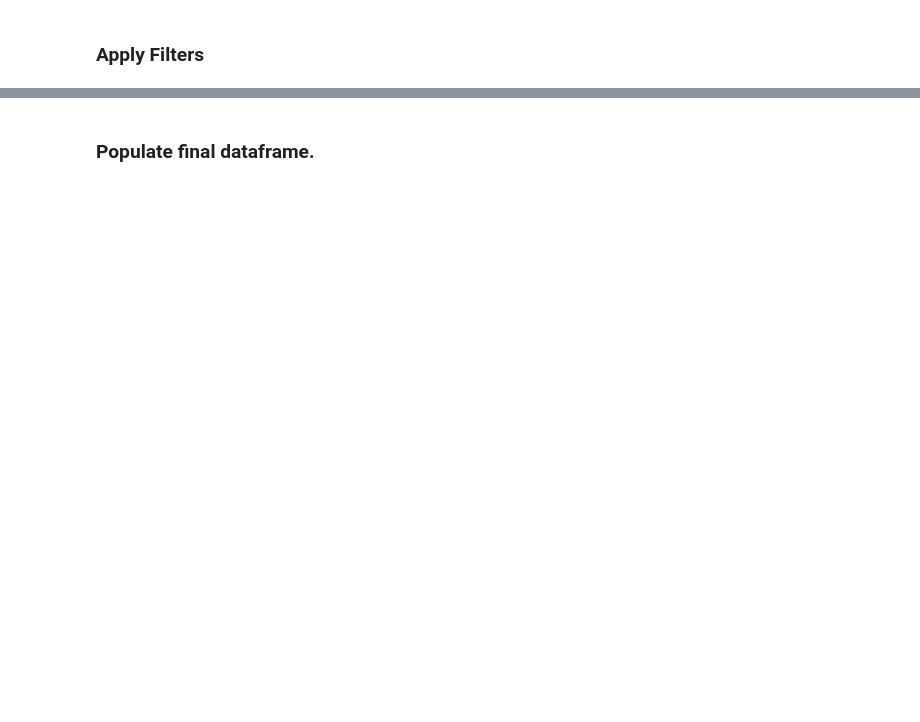
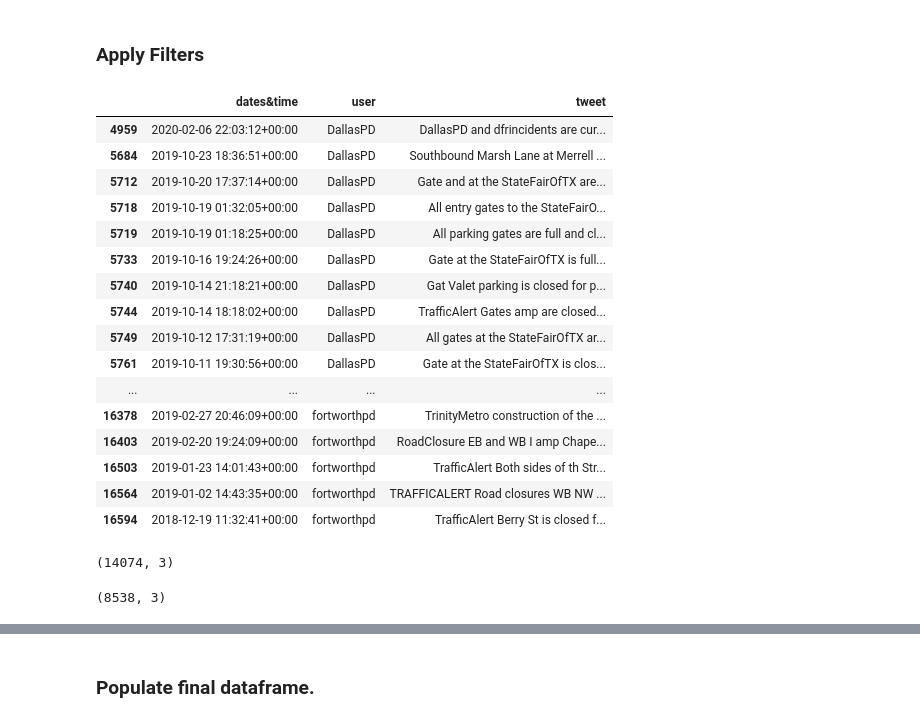
Before and after one commit to KellySlatery/client_project, a Jupyter notebook: Data EDA and Cleaning.ipynb, the cells around one changed output, grey strips where cells are left out. Cells and saved outputs as stored; diff of their text form; code cells hidden in the pictures; blank space fills up the shorter version.

```diff
--- a/Data EDA and Cleaning.ipynb
+++ b/Data EDA and Cleaning.ipynb
@@ -34,0 +63,2 @@ pd.set_option('display.max_colwidth', -1)
+# %%
+df1['tweet'] = df1['tweet'].str.replace('http\S+|www.\S+', '', case = False)
@@ -34,0 +71,2 @@ pd.set_option('display.max_colwidth', -1)
+# %%
+df1['tweet'] = df1['tweet'].replace('[^a-zA-Z ]', '', regex=True)
@@ -41,16 +88,22 @@ pd.set_option('display.max_colwidth', -1)
 
 # Depends on the data, filter contents can be adjusted.
 
-#disaster1 = df1['tweet'].str.contains('roa', regex = False, case = False)
-#disaster2 = df1['tweet'].str.contains('stree', regex = False, case = False)
-#disaster3 = df1['tweet'].str.contains('highway', regex = False, case = False)
-#disaster4 = df1['tweet'].str.contains('ramp', regex=False, case=False)
-#disaster5 = df1['tweet'].str.contains('st', regex=False, case=False)
-#disaster6 = df1['tweet'].str.contains('ave', regex=False, case=False)
-#disaster7 = df1['tweet'].str.contains('lane', regex=False, case=False)
-#disaster8 = df1['tweet'].str.contains('ln', regex=False, case=False)
-#disaster9 = df1['tweet'].str.contains('drive', regex=False, case=False)
-#disaster0 = df1['tweet'].str.contains('clos', regex=False, case=False)
+mask1_1 = df1['tweet'].str.contains('roa', regex = False, case = False, na=False)
+mask1_2 = df1['tweet'].str.contains('stree', regex = False, case = False, na=False)
+mask1_3 = df1['tweet'].str.contains('highway', regex = False, case = False, na=False)
+mask1_4 = df1['tweet'].str.contains('ramp', regex=False, case=False, na=False)
+mask1_5 = df1['tweet'].str.contains('st', regex=False, case=False, na=False)
+mask1_6 = df1['tweet'].str.contains('ave', regex=False, case=False, na=False)
+mask1_7 = df1['tweet'].str.contains('lane', regex=False, case=False, na=False)
+mask1_8 = df1['tweet'].str.contains('ln', regex=False, case=False, na=False)
+mask1_9 = df1['tweet'].str.contains('drive', regex=False, case=False, na=False)
+mask1_10 = df1['tweet'].str.contains('closed', regex=False, case=False,na=False)
+mask1_11 = df1['tweet'].str.contains('blvd', regex=False, case=False,na=False)
+mask1_12 = df1['tweet'].str.contains('boulevard', regex=False, case=False, na=False)
+mask1_13 = df1['tweet'].str.contains('pkwy', regex=False, case=False, na=False)
+mask1_14 = df1['tweet'].str.contains('parkway', regex=False, case=False, na=False)
 
 
-#mask_1 = (disaster1 | disaster2 | disaster3 | disaster4 | disaster5 | disaster6 |disaster7 | disaster8 | disaster9) & disaster0
+layer_1 = (mask1_1 | mask1_2 | mask1_3 | mask1_4 | mask1_5
+           | mask1_6 | mask1_7 | mask1_8 | mask1_9 |mask1_11
+          |mask1_12 | mask1_13 | mask1_14)&(mask1_10)
@@ -68,3 +110,5 @@ pd.set_option('display.max_colwidth', -1)
+# %%
+df_1 = df1[layer_1]
 # %%
 #df_1.duplicated().sum()
 # %%
@@ -77,0 +116,24 @@ pd.set_option('display.max_colwidth', -1)
+# %%
+df_1.head(100)
+# %% [output]
+|  | dates&time | user | tweet |
+| 4959 | 2020-02-06 22:03:12+00:00 | DallasPD | DallasPD and dfrincidents are cur... |
+| 5684 | 2019-10-23 18:36:51+00:00 | DallasPD | Southbound Marsh Lane at Merrell ... |
+| 5712 | 2019-10-20 17:37:14+00:00 | DallasPD | Gate and at the StateFairOfTX are... |
+| 5718 | 2019-10-19 01:32:05+00:00 | DallasPD | All entry gates to the StateFairO... |
+| 5719 | 2019-10-19 01:18:25+00:00 | DallasPD | All parking gates are full and cl... |
+| 5733 | 2019-10-16 19:24:26+00:00 | DallasPD | Gate at the StateFairOfTX is full... |
+| 5740 | 2019-10-14 21:18:21+00:00 | DallasPD | Gat Valet parking is closed for p... |
+| 5744 | 2019-10-14 18:18:02+00:00 | DallasPD | TrafficAlert Gates amp are closed... |
+| 5749 | 2019-10-12 17:31:19+00:00 | DallasPD | All gates at the StateFairOfTX ar... |
+| 5761 | 2019-10-11 19:30:56+00:00 | DallasPD | Gate at the StateFairOfTX is clos... |
+| ... | ... | ... | ... |
+| 16378 | 2019-02-27 20:46:09+00:00 | fortworthpd | TrinityMetro construction of the ... |
+| 16403 | 2019-02-20 19:24:09+00:00 | fortworthpd | RoadClosure EB and WB I amp Chape... |
+| 16503 | 2019-01-23 14:01:43+00:00 | fortworthpd | TrafficAlert Both sides of th Str... |
+| 16564 | 2019-01-02 14:43:35+00:00 | fortworthpd | TRAFFICALERT Road closures WB NW ... |
+| 16594 | 2018-12-19 11:32:41+00:00 | fortworthpd | TrafficAlert Berry St is closed f... |
+# %%
+df_1.shape
+# %% [output]
+(14074, 3)
@@ -77,0 +158,4 @@ pd.set_option('display.max_colwidth', -1)
+# %%
+df_1.shape
+# %% [output]
+(8538, 3)
```
Also changed, not shown: parts of 35 cells of this notebook, 4 other files.
